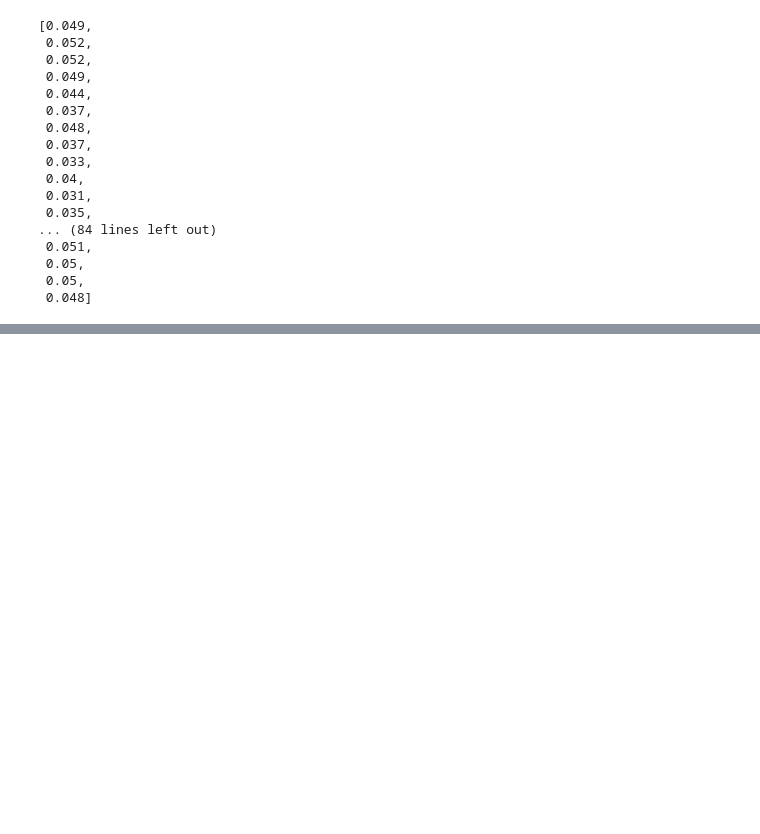
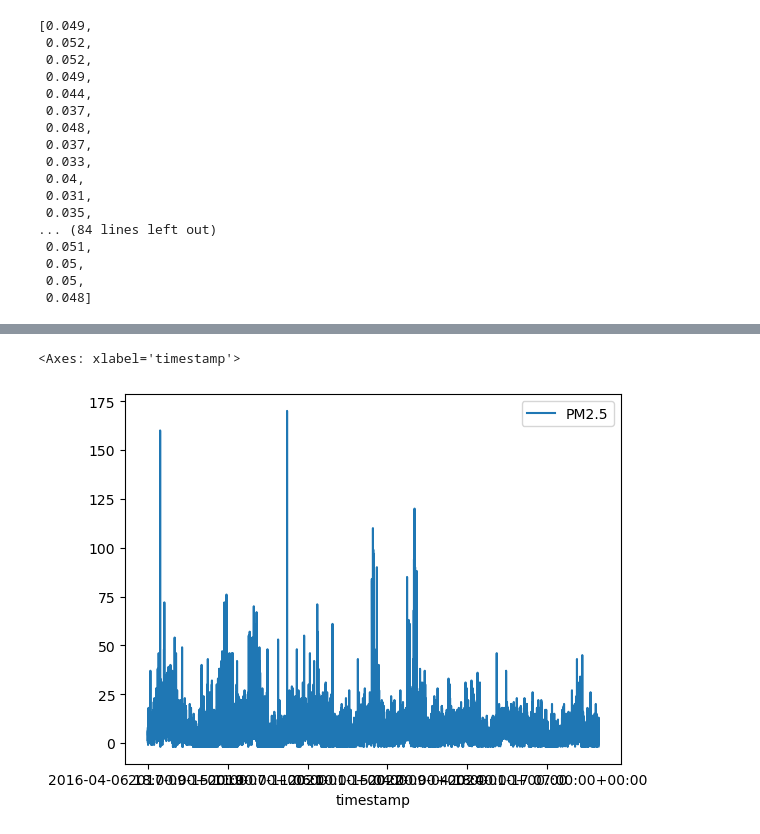
Before and after one commit to Hemanth-TN/Time-Series-analysis, a Jupyter notebook: AQI_analysis_complelte.ipynb, the cells around one changed output, grey strips where cells are left out. Cells and saved outputs as stored; diff of their text form; code cells hidden in the pictures; blank space fills up the shorter version.

```diff
--- a/AQI_analysis_complelte.ipynb
+++ b/AQI_analysis_complelte.ipynb
@@ -54,0 +80,3 @@ response['results'][1]['value']
+# %%
+moj_25_files = [f for f in os.listdir("./Data/") if 'mojave_pm2.5' in f]
+mojf_25_data = pd.concat([pd.read_csv("./Data/"+f, index_col=0) for f in moj_25_files], axis=0)
@@ -54,0 +85,5 @@ response['results'][1]['value']
+# %%
+mojf_25_data.plot()
+# %% [output]
+<Axes: xlabel='timestamp'>
+[figure, added]
```
Also changed, not shown: parts of 4 cells of this notebook, 2 other files.
